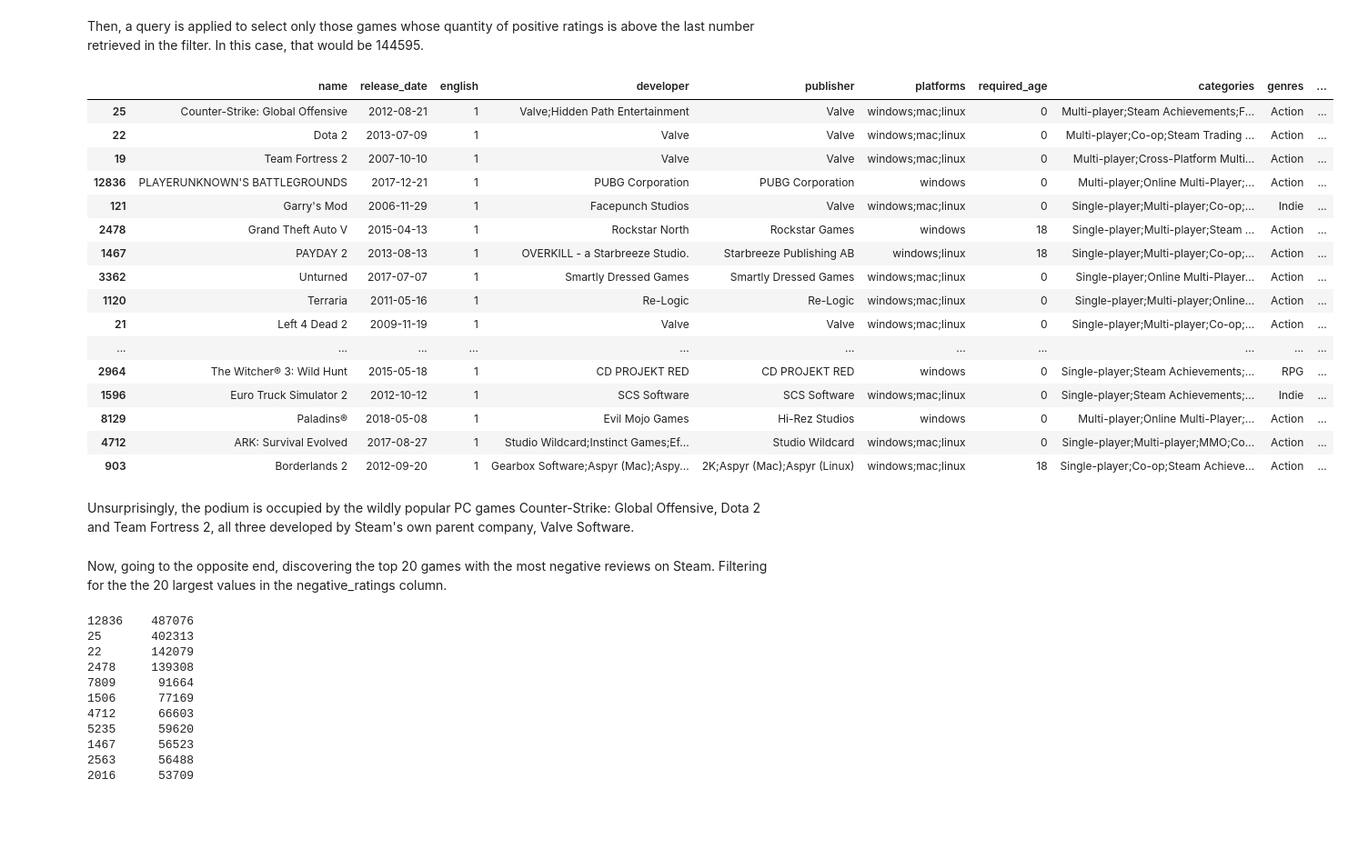
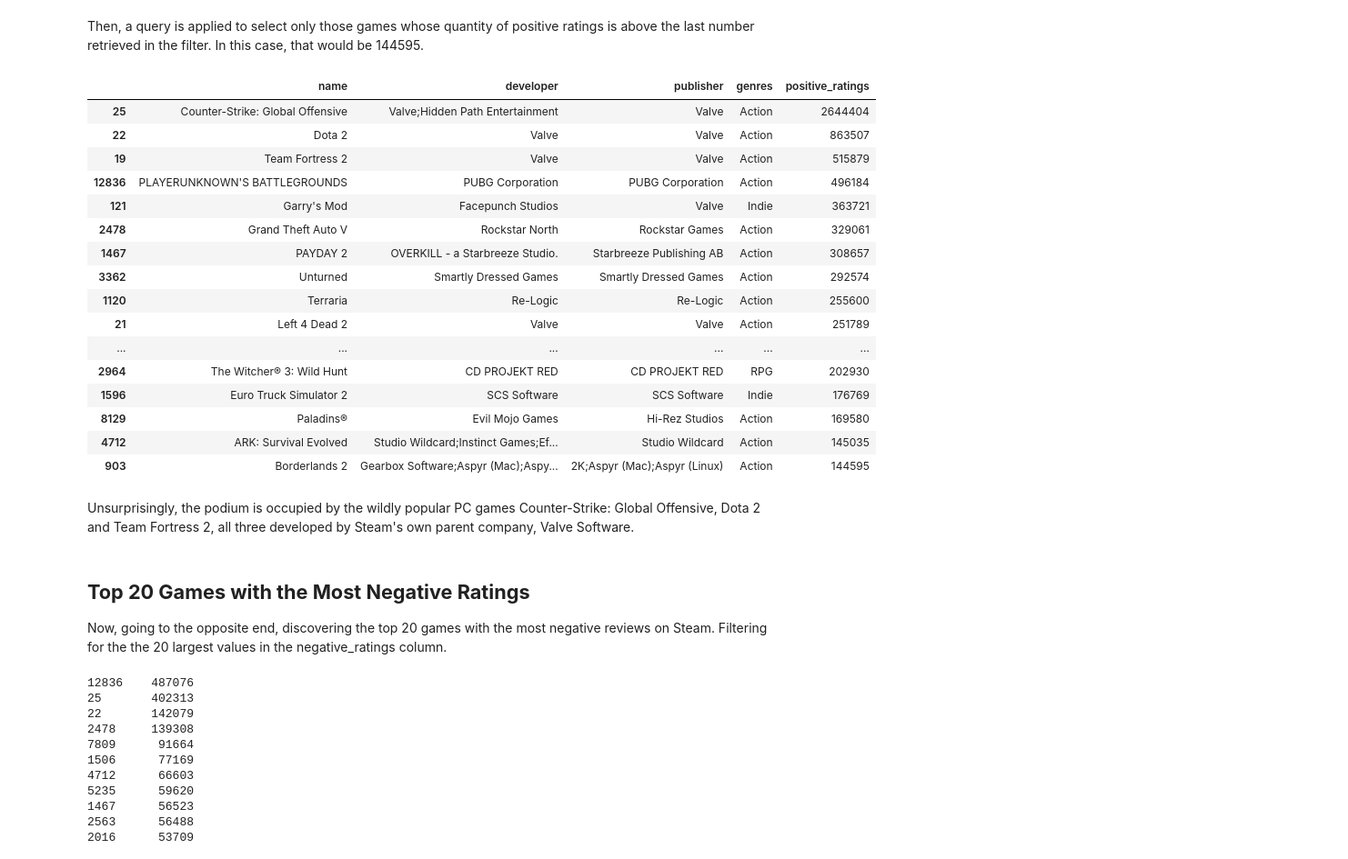
Before and after one commit to paulosuchoj/steam-data-analysis, a Jupyter notebook: steam-data-analysis.ipynb, the cells around one changed output. Shown at 91% size. Saved outputs shown, nothing was run; the diff lists cells and outputs as text; code cells hidden in the pictures; blank space fills up the shorter version.

Commit message:
Finished v1 of EDA for the Steam dataset

```diff
--- a/steam-data-analysis.ipynb
+++ b/steam-data-analysis.ipynb
@@ -180,28 +183,30 @@ Name: positive_ratings, dtype: int64
 # %% [markdown]
 Then, a query is applied to select only those games whose quantity of positive ratings is above the last number retrieved in the filter. In this case, that would be 144595.
 # %%
-steam_df.query("positive_ratings >= 144595").sort_values(by="positive_ratings", ascending=False)
+steam_df.query("positive_ratings >= 144595").sort_values(by="positive_ratings", ascending=False)[["name", "developer", "publisher", "genres", "positive_ratings"]]
 # %% [output]
-|  | name | release_date | english | developer | publisher | platforms | required_age | categories | genres | ... |
-| 25 | Counter-Strike: Global Offensive | 2012-08-21 | 1 | Valve;Hidden Path Entertainment | Valve | windows;mac;linux | 0 | Multi-player;Steam Achievements;F... | Action | ... |
-| 22 | Dota 2 | 2013-07-09 | 1 | Valve | Valve | windows;mac;linux | 0 | Multi-player;Co-op;Steam Trading ... | Action | ... |
-| 19 | Team Fortress 2 | 2007-10-10 | 1 | Valve | Valve | windows;mac;linux | 0 | Multi-player;Cross-Platform Multi... | Action | ... |
-| 12836 | PLAYERUNKNOWN'S BATTLEGROUNDS | 2017-12-21 | 1 | PUBG Corporation | PUBG Corporation | windows | 0 | Multi-player;Online Multi-Player;... | Action | ... |
-| 121 | Garry's Mod | 2006-11-29 | 1 | Facepunch Studios | Valve | windows;mac;linux | 0 | Single-player;Multi-player;Co-op;... | Indie | ... |
-| 2478 | Grand Theft Auto V | 2015-04-13 | 1 | Rockstar North | Rockstar Games | windows | 18 | Single-player;Multi-player;Steam ... | Action | ... |
-| 1467 | PAYDAY 2 | 2013-08-13 | 1 | OVERKILL - a Starbreeze Studio. | Starbreeze Publishing AB | windows;linux | 18 | Single-player;Multi-player;Co-op;... | Action | ... |
-| 3362 | Unturned | 2017-07-07 | 1 | Smartly Dressed Games | Smartly Dressed Games | windows;mac;linux | 0 | Single-player;Online Multi-Player... | Action | ... |
-| 1120 | Terraria | 2011-05-16 | 1 | Re-Logic | Re-Logic | windows;mac;linux | 0 | Single-player;Multi-player;Online... | Action | ... |
-| 21 | Left 4 Dead 2 | 2009-11-19 | 1 | Valve | Valve | windows;mac;linux | 0 | Single-player;Multi-player;Co-op;... | Action | ... |
-| ... | ... | ... | ... | ... | ... | ... | ... | ... | ... | ... |
-| 2964 | The Witcher® 3: Wild Hunt | 2015-05-18 | 1 | CD PROJEKT RED | CD PROJEKT RED | windows | 0 | Single-player;Steam Achievements;... | RPG | ... |
-| 1596 | Euro Truck Simulator 2 | 2012-10-12 | 1 | SCS Software | SCS Software | windows;mac;linux | 0 | Single-player;Steam Achievements;... | Indie | ... |
-| 8129 | Paladins® | 2018-05-08 | 1 | Evil Mojo Games | Hi-Rez Studios | windows | 0 | Multi-player;Online Multi-Player;... | Action | ... |
-| 4712 | ARK: Survival Evolved | 2017-08-27 | 1 | Studio Wildcard;Instinct Games;Ef... | Studio Wildcard | windows;mac;linux | 0 | Single-player;Multi-player;MMO;Co... | Action | ... |
-| 903 | Borderlands 2 | 2012-09-20 | 1 | Gearbox Software;Aspyr (Mac);Aspy... | 2K;Aspyr (Mac);Aspyr (Linux) | windows;mac;linux | 18 | Single-player;Co-op;Steam Achieve... | Action | ... |
+|  | name | developer | publisher | genres | positive_ratings |
+| 25 | Counter-Strike: Global Offensive | Valve;Hidden Path Entertainment | Valve | Action | 2644404 |
+| 22 | Dota 2 | Valve | Valve | Action | 863507 |
+| 19 | Team Fortress 2 | Valve | Valve | Action | 515879 |
+| 12836 | PLAYERUNKNOWN'S BATTLEGROUNDS | PUBG Corporation | PUBG Corporation | Action | 496184 |
+| 121 | Garry's Mod | Facepunch Studios | Valve | Indie | 363721 |
+| 2478 | Grand Theft Auto V | Rockstar North | Rockstar Games | Action | 329061 |
+| 1467 | PAYDAY 2 | OVERKILL - a Starbreeze Studio. | Starbreeze Publishing AB | Action | 308657 |
+| 3362 | Unturned | Smartly Dressed Games | Smartly Dressed Games | Action | 292574 |
+| 1120 | Terraria | Re-Logic | Re-Logic | Action | 255600 |
+| 21 | Left 4 Dead 2 | Valve | Valve | Action | 251789 |
+| ... | ... | ... | ... | ... | ... |
+| 2964 | The Witcher® 3: Wild Hunt | CD PROJEKT RED | CD PROJEKT RED | RPG | 202930 |
+| 1596 | Euro Truck Simulator 2 | SCS Software | SCS Software | Indie | 176769 |
+| 8129 | Paladins® | Evil Mojo Games | Hi-Rez Studios | Action | 169580 |
+| 4712 | ARK: Survival Evolved | Studio Wildcard;Instinct Games;Ef... | Studio Wildcard | Action | 145035 |
+| 903 | Borderlands 2 | Gearbox Software;Aspyr (Mac);Aspy... | 2K;Aspyr (Mac);Aspyr (Linux) | Action | 144595 |
 # %% [markdown]
 Unsurprisingly, the podium is occupied by the wildly popular PC games Counter-Strike: Global Offensive, Dota 2 and Team Fortress 2, all three developed by Steam's own parent company, Valve Software.
 # %% [markdown]
+## **Top 20 Games with the Most Negative Ratings**
+
 Now, going to the opposite end, discovering the top 20 games with the most negative reviews on Steam. Filtering for the the 20 largest values in the negative_ratings column.
 # %%
 steam_df["negative_ratings"].nlargest(20)
```
Also changed, not shown: parts of 38 cells of this notebook.
